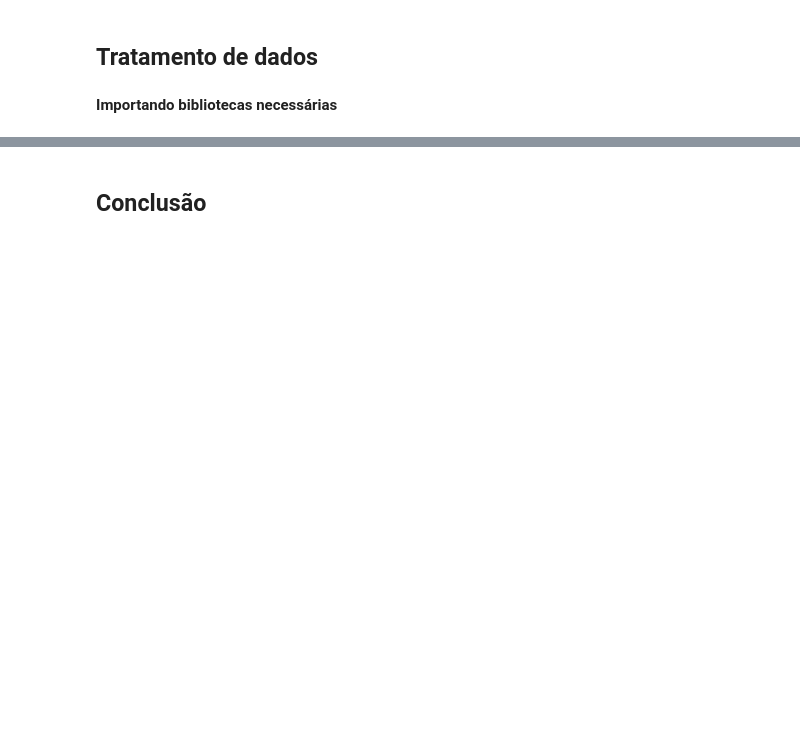
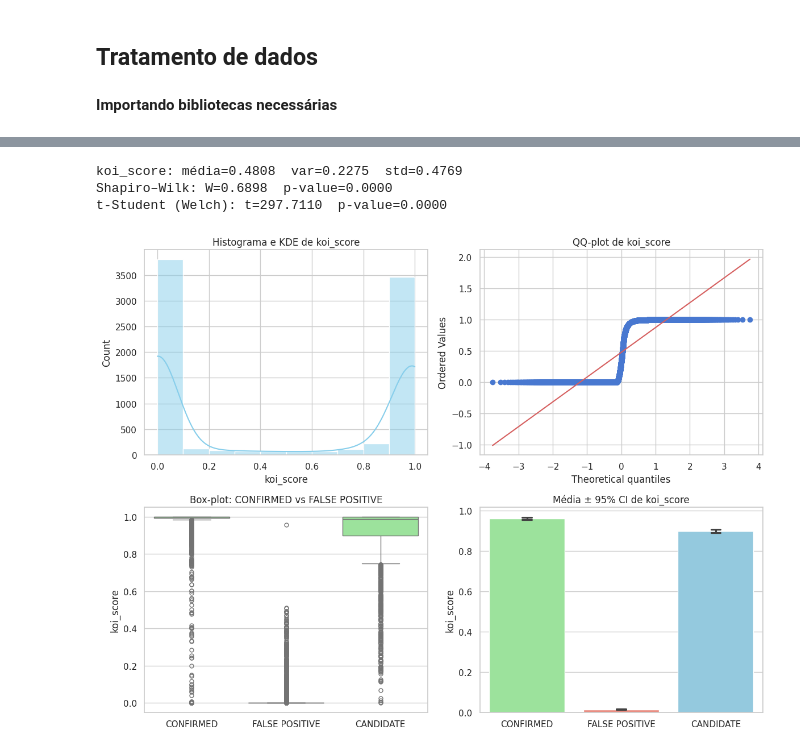
Before and after one commit to murfra/telescope-data-analysis, a Jupyter notebook: main.ipynb, the cells around one changed output, grey strips where cells are left out. Cells and saved outputs as stored; diff of their text form; code cells hidden in the pictures; blank space fills up the shorter version.

Commit message:
Some plots

```diff
--- a/main.ipynb
+++ b/main.ipynb
@@ -34,2 +19,68 @@ plt.show()
-# %% [markdown]
-## Conclusão
+# %%
+df = pd.read_csv('cumulative.csv')
+
+# 1) Estatísticas básicas
+score = df['koi_score'].dropna().replace([np.inf, -np.inf], np.nan).dropna()
+print("koi_score: média=%.4f  var=%.4f  std=%.4f" %
+      (score.mean(), score.var(ddof=1), score.std(ddof=1)))
+
+# 2) Shapiro–Wilk (até 5000 pontos)
+shap = score.sample(5000, random_state=42) if len(score) > 5000 else score
+W, p_shapiro = stats.shapiro(shap)
+print("Shapiro–Wilk: W=%.4f  p-value=%.4f" % (W, p_shapiro))
+
+# 3) t-Student Welch entre CONFIRMED e FALSE POSITIVE
+grp1 = df.loc[df.koi_disposition == 'CONFIRMED', 'koi_score'].dropna()
+grp2 = df.loc[df.koi_disposition == 'FALSE POSITIVE', 'koi_score'].dropna()
+if len(grp1) >= 2 and len(grp2) >= 2 and grp1.var(ddof=1) > 0 and grp2.var(ddof=1) > 0:
+    t_stat, p_t = stats.ttest_ind(grp1, grp2, equal_var=False)
+    print("t-Student (Welch): t=%.4f  p-value=%.4f" % (t_stat, p_t))
+else:
+    print("t-test não executado: insuficiência de dados ou variância zero.")
+
+# 4) Plots
+sns.set(style="whitegrid", palette="muted")
+fig, axes = plt.subplots(2, 2, figsize=(12, 9))
+
+# Hist + KDE
+sns.histplot(score, kde=True, bins=10, ax=axes[0,0], color="skyblue")
+axes[0,0].set_title("Histograma e KDE de koi_score")
+
+# QQ-plot
+stats.probplot(score, dist="norm", plot=axes[0,1])
+axes[0,1].set_title("QQ-plot de koi_score")
+
+# Boxplot
+sns.boxplot(
+    x='koi_disposition', y='koi_score',
+    data=df, ax=axes[1,0],
+    color="lightgreen", fliersize=5
+)
+axes[1,0].set_title("Box-plot: CONFIRMED vs FALSE POSITIVE")
+axes[1,0].set_xlabel("")
+axes[1,0].set_ylabel("koi_score")
+
+# Barplot
+sns.barplot(
+    x='koi_disposition', y='koi_score',
+    hue='koi_disposition',
+    data=df, ax=axes[1,1],
+    estimator=np.mean,
+    errorbar=("ci", 95),
+    dodge=False,
+    legend=False,
+    capsize=0.1,
+    palette=["lightgreen","salmon","skyblue"]
+)
+axes[1,1].set_title("Média ± 95% CI de koi_score")
+axes[1,1].set_xlabel("")
+axes[1,1].set_ylabel("koi_score")
+
+plt.tight_layout()
+plt.show()
+# plt.savefig("koi_score_plots.png", dpi=150)
+# %% [output]
+koi_score: média=0.4808  var=0.2275  std=0.4769
+Shapiro–Wilk: W=0.6898  p-value=0.0000
+t-Student (Welch): t=297.7110  p-value=0.0000
+[figure, added]
```
Also changed, not shown: parts of 6 cells of this notebook, 7 other files.
